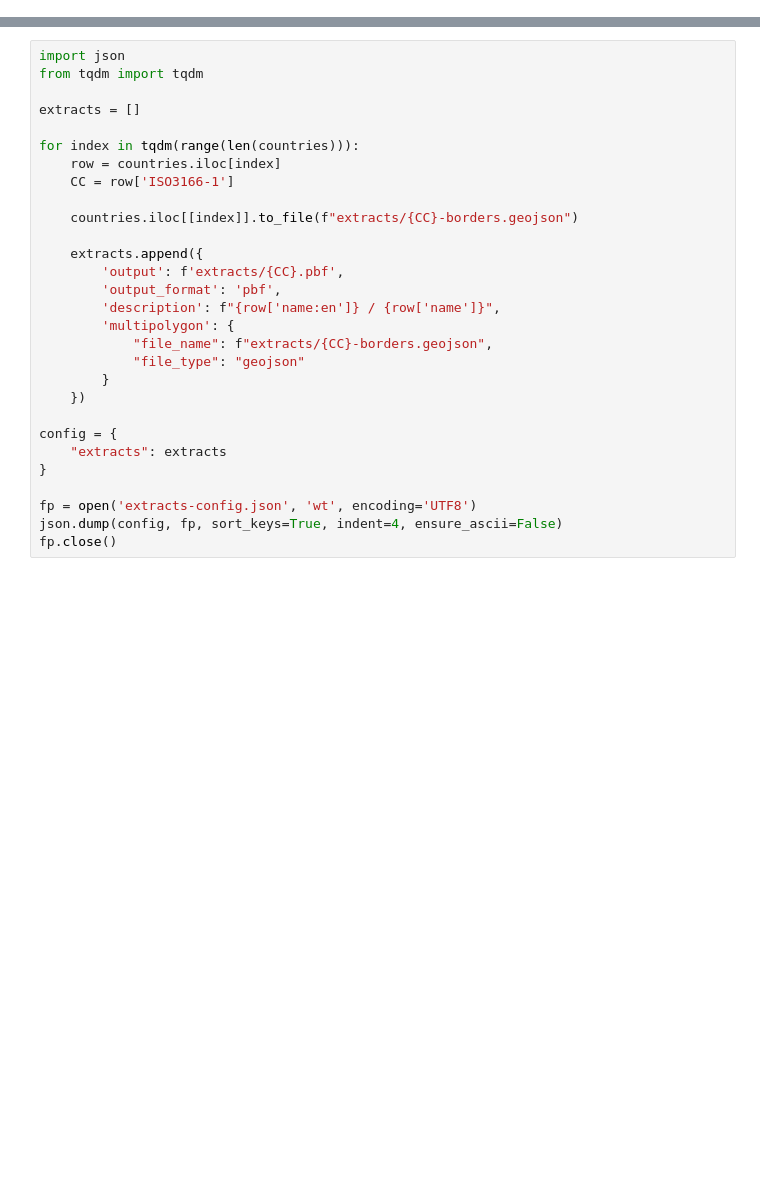
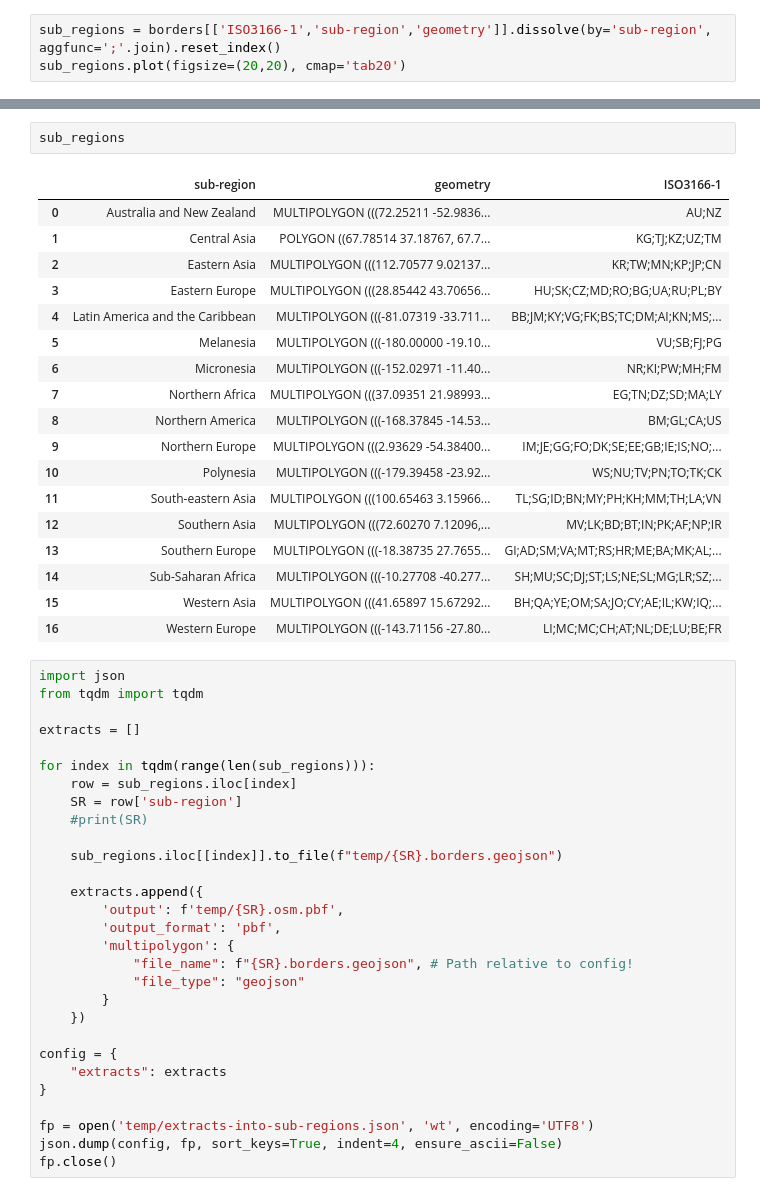
Before and after one commit to dagnelies/open-street-data, a Jupyter notebook: extracts-borders.ipynb, the cells around one changed output, grey strips where cells are left out. Cells and saved outputs as stored; diff of their text form; blank space fills up the shorter version.

```diff
--- a/extracts-borders.ipynb
+++ b/extracts-borders.ipynb
@@ -111,0 +115,3 @@ dtype: object
+# %%
+sub_regions = borders[['ISO3166-1','sub-region','geometry']].dissolve(by='sub-region', aggfunc=';'.join).reset_index()
+sub_regions.plot(figsize=(20,20), cmap='tab20')
@@ -112,21 +128,42 @@ dtype: object
+# %%
+sub_regions
+# %% [output]
+|  | sub-region | geometry | ISO3166-1 |
+| 0 | Australia and New Zealand | MULTIPOLYGON (((72.25211 -52.9836... | AU;NZ |
+| 1 | Central Asia | POLYGON ((67.78514 37.18767, 67.7... | KG;TJ;KZ;UZ;TM |
+| 2 | Eastern Asia | MULTIPOLYGON (((112.70577 9.02137... | KR;TW;MN;KP;JP;CN |
+| 3 | Eastern Europe | MULTIPOLYGON (((28.85442 43.70656... | HU;SK;CZ;MD;RO;BG;UA;RU;PL;BY |
+| 4 | Latin America and the Caribbean | MULTIPOLYGON (((-81.07319 -33.711... | BB;JM;KY;VG;FK;BS;TC;DM;AI;KN;MS;... |
+| 5 | Melanesia | MULTIPOLYGON (((-180.00000 -19.10... | VU;SB;FJ;PG |
+| 6 | Micronesia | MULTIPOLYGON (((-152.02971 -11.40... | NR;KI;PW;MH;FM |
+| 7 | Northern Africa | MULTIPOLYGON (((37.09351 21.98993... | EG;TN;DZ;SD;MA;LY |
+| 8 | Northern America | MULTIPOLYGON (((-168.37845 -14.53... | BM;GL;CA;US |
+| 9 | Northern Europe | MULTIPOLYGON (((2.93629 -54.38400... | IM;JE;GG;FO;DK;SE;EE;GB;IE;IS;NO;... |
+| 10 | Polynesia | MULTIPOLYGON (((-179.39458 -23.92... | WS;NU;TV;PN;TO;TK;CK |
+| 11 | South-eastern Asia | MULTIPOLYGON (((100.65463 3.15966... | TL;SG;ID;BN;MY;PH;KH;MM;TH;LA;VN |
+| 12 | Southern Asia | MULTIPOLYGON (((72.60270 7.12096,... | MV;LK;BD;BT;IN;PK;AF;NP;IR |
+| 13 | Southern Europe | MULTIPOLYGON (((-18.38735 27.7655... | GI;AD;SM;VA;MT;RS;HR;ME;BA;MK;AL;... |
+| 14 | Sub-Saharan Africa | MULTIPOLYGON (((-10.27708 -40.277... | SH;MU;SC;DJ;ST;LS;NE;SL;MG;LR;SZ;... |
+| 15 | Western Asia | MULTIPOLYGON (((41.65897 15.67292... | BH;QA;YE;OM;SA;JO;CY;AE;IL;KW;IQ;... |
+| 16 | Western Europe | MULTIPOLYGON (((-143.71156 -27.80... | LI;MC;MC;CH;AT;NL;DE;LU;BE;FR |
 # %%
 import json
 from tqdm import tqdm
 
 extracts = []
 
-for index in tqdm(range(len(countries))):
-    row = countries.iloc[index]
-    CC = row['ISO3166-1']
+for index in tqdm(range(len(sub_regions))):
+    row = sub_regions.iloc[index]
+    SR = row['sub-region']
+    #print(SR)
 
-    countries.iloc[[index]].to_file(f"extracts/{CC}-borders.geojson")
+    sub_regions.iloc[[index]].to_file(f"temp/{SR}.borders.geojson")
 
     extracts.append({
-        'output': f'extracts/{CC}.pbf',
+        'output': f'temp/{SR}.osm.pbf',
         'output_format': 'pbf',
-        'description': f"{row['name:en']} / {row['name']}",
         'multipolygon': {
-            "file_name": f"extracts/{CC}-borders.geojson",
+            "file_name": f"{SR}.borders.geojson", # Path relative to config!
             "file_type": "geojson"
         }
     })
@@ -135,6 +172,6 @@ config = {
     "extracts": extracts
 }
 
-fp = open('extracts-config.json', 'wt', encoding='UTF8')
+fp = open('temp/extracts-into-sub-regions.json', 'wt', encoding='UTF8')
 json.dump(config, fp, sort_keys=True, indent=4, ensure_ascii=False)
 fp.close()
```
Also changed, not shown: parts of 17 cells of this notebook, 5 other files.
